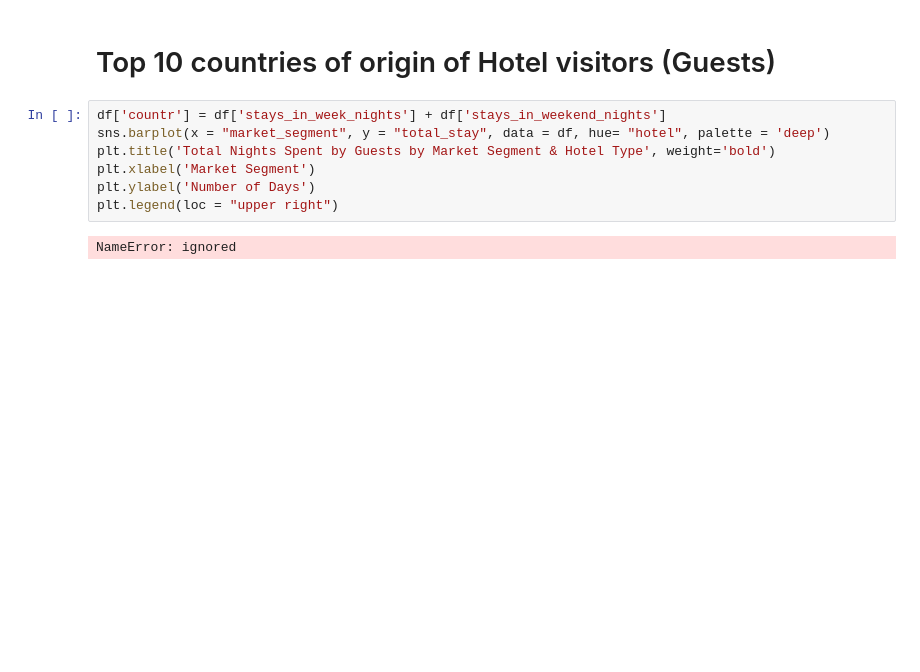
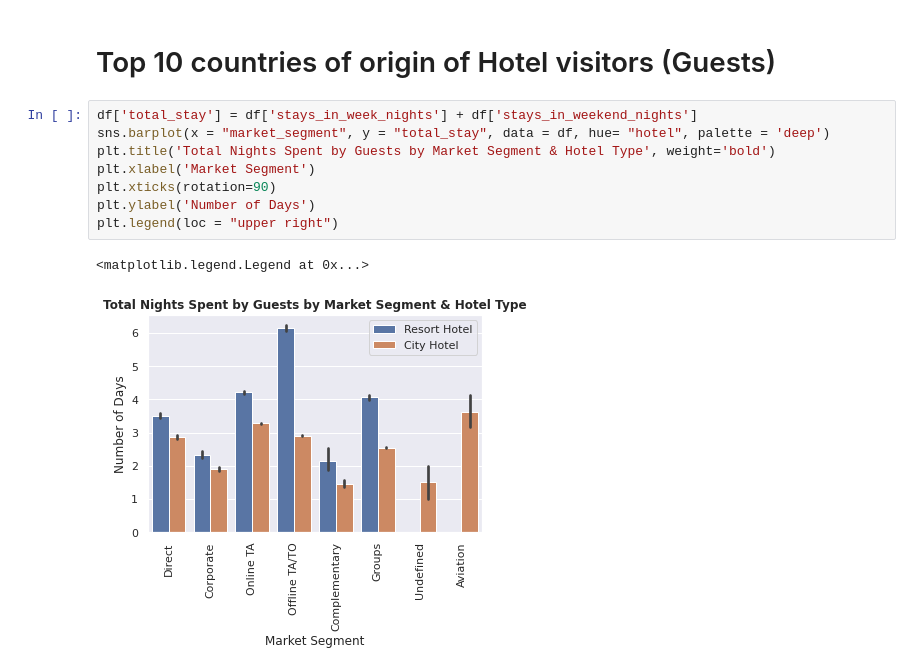
Before and after one commit to Sathya-Prakash-Yuva/Hotel-Booking-Analysis, a Jupyter notebook: Copy_of_Hotel_Booking_Analysis_Capstone_Project.ipynb, the cells around one changed output. Drawn from its saved outputs; the diff is of its cells as text; blank space fills up the shorter version.

```diff
--- a/Copy_of_Hotel_Booking_Analysis_Capstone_Project.ipynb
+++ b/Copy_of_Hotel_Booking_Analysis_Capstone_Project.ipynb
@@ -453,11 +461,13 @@ plt.legend(loc = "upper right")
 # %% [markdown]
 # Top 10 countries of origin of Hotel visitors (Guests)
 # %%
-df['countr'] = df['stays_in_week_nights'] + df['stays_in_weekend_nights']
+df['total_stay'] = df['stays_in_week_nights'] + df['stays_in_weekend_nights']
 sns.barplot(x = "market_segment", y = "total_stay", data = df, hue= "hotel", palette = 'deep')
 plt.title('Total Nights Spent by Guests by Market Segment & Hotel Type', weight='bold')
 plt.xlabel('Market Segment')
+plt.xticks(rotation=90)
 plt.ylabel('Number of Days')
 plt.legend(loc = "upper right")
 # %% [output]
-NameError: ignored
+<matplotlib.legend.Legend at 0x...>
+[figure, added]
```
Also changed, not shown: parts of 9 cells of this notebook.
